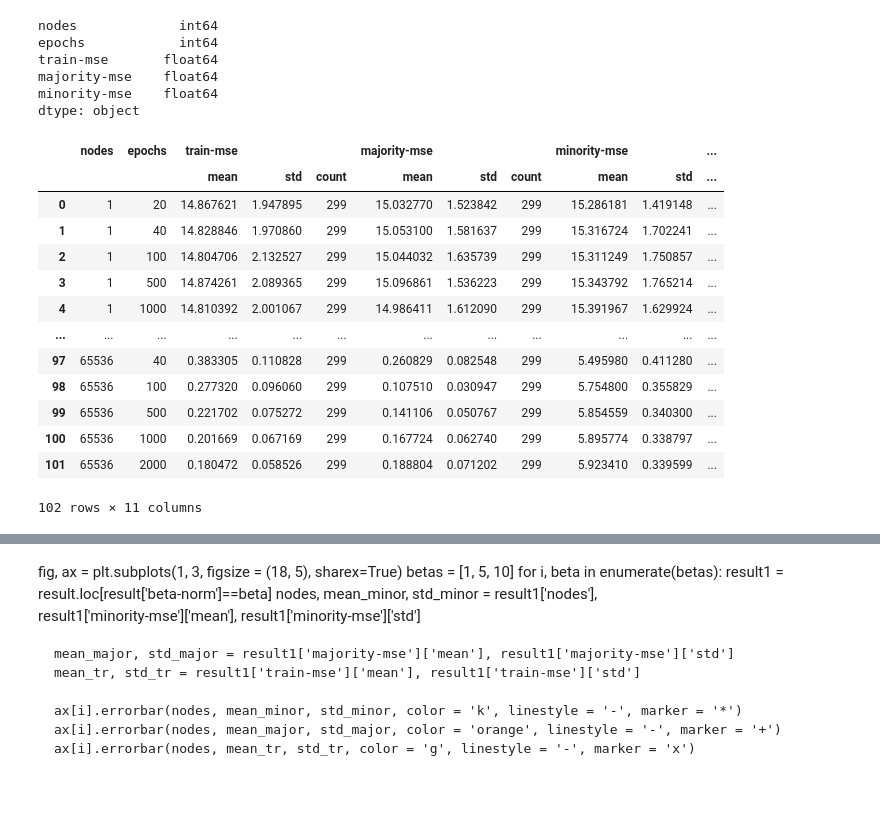
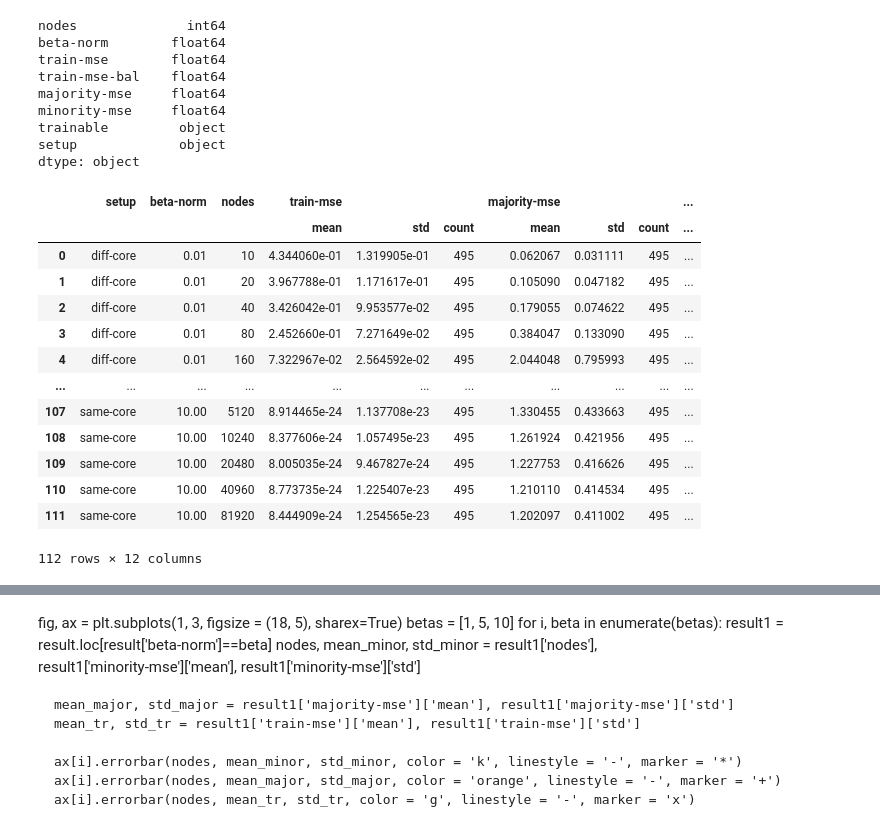
Before and after one commit to smaityumich/overparameterized-group-fairness, a Jupyter notebook: plots.ipynb, the cells around one changed output, grey strips where cells are left out. Saved outputs shown, nothing was run; the diff lists cells and outputs as text; code cells hidden in the pictures; blank space fills up the shorter version.

```diff
--- a/plots.ipynb
+++ b/plots.ipynb
@@ -3,15 +107,10 @@ import re
 import pandas as pd
 import numpy as np
 import matplotlib.pyplot as plt
-filename = 'trainable_last_large_beta'
-image_title = '$\\|\\beta\\|_2^2$: 16, Trainable: last layer'
-plotly_title = r'$\|\beta\|_2^2$: 16, Trainable: last layer'
-exp = 'summary/' + filename + '.txt'
-with open(exp) as fh:
-    out = fh.read()
-
+from matplotlib.lines import Line2D
+with open('mses2.txt', 'r') as f:
+    out = f.read()
 out = re.split(r'\n', out)
-
 dict_list = []
 for d in out:
     try:
@@ -20,37 +119,40 @@ for d in out:
     except:
         continue
 
-#dict_list = [eval(d) for d in out]
+
+
 df = pd.DataFrame(dict_list)
-#df['lipton-excess'] = (df['lipton'] - df['bayes_error']).astype('float32')
-#df['oracle-excess'] = (df['oracle'] - df['bayes_error']).astype('float32')
 df.dtypes
+#df1 = df.loc[df['epochs'] == 5000]
 # %% [output]
-nodes             int64
-epochs            int64
-train-mse       float64
-majority-mse    float64
-minority-mse    float64
+nodes              int64
+beta-norm        float64
+train-mse        float64
+train-mse-bal    float64
+majority-mse     float64
+minority-mse     float64
+trainable         object
+setup             object
 dtype: object
 # %%
 measure = ['train-mse', 'majority-mse', 'minority-mse']
 agg_dict = dict()
 for key in measure:
     agg_dict[key] = ['mean', 'std', 'count']
-result = df.groupby(['nodes', 'epochs'], as_index=False).agg(agg_dict)
+result = df.groupby(['setup', 'beta-norm',  'nodes'], as_index=False).agg(agg_dict)
 result
 # %% [output]
-|  | nodes | epochs | train-mse |  |  | majority-mse |  |  | minority-mse |  | ... |
-|  |  |  | mean | std | count | mean | std | count | mean | std | ... |
-| 0 | 1 | 20 | 14.867621 | 1.947895 | 299 | 15.032770 | 1.523842 | 299 | 15.286181 | 1.419148 | ... |
-| 1 | 1 | 40 | 14.828846 | 1.970860 | 299 | 15.053100 | 1.581637 | 299 | 15.316724 | 1.702241 | ... |
-| 2 | 1 | 100 | 14.804706 | 2.132527 | 299 | 15.044032 | 1.635739 | 299 | 15.311249 | 1.750857 | ... |
-| 3 | 1 | 500 | 14.874261 | 2.089365 | 299 | 15.096861 | 1.536223 | 299 | 15.343792 | 1.765214 | ... |
-| 4 | 1 | 1000 | 14.810392 | 2.001067 | 299 | 14.986411 | 1.612090 | 299 | 15.391967 | 1.629924 | ... |
-| ... | ... | ... | ... | ... | ... | ... | ... | ... | ... | ... | ... |
-| 97 | 65536 | 40 | 0.383305 | 0.110828 | 299 | 0.260829 | 0.082548 | 299 | 5.495980 | 0.411280 | ... |
-| 98 | 65536 | 100 | 0.277320 | 0.096060 | 299 | 0.107510 | 0.030947 | 299 | 5.754800 | 0.355829 | ... |
-| 99 | 65536 | 500 | 0.221702 | 0.075272 | 299 | 0.141106 | 0.050767 | 299 | 5.854559 | 0.340300 | ... |
-| 100 | 65536 | 1000 | 0.201669 | 0.067169 | 299 | 0.167724 | 0.062740 | 299 | 5.895774 | 0.338797 | ... |
-| 101 | 65536 | 2000 | 0.180472 | 0.058526 | 299 | 0.188804 | 0.071202 | 299 | 5.923410 | 0.339599 | ... |
+|  | setup | beta-norm | nodes | train-mse |  |  | majority-mse |  |  | ... |
+|  |  |  |  | mean | std | count | mean | std | count | ... |
+| 0 | diff-core | 0.01 | 10 | 4.344060e-01 | 1.319905e-01 | 495 | 0.062067 | 0.031111 | 495 | ... |
+| 1 | diff-core | 0.01 | 20 | 3.967788e-01 | 1.171617e-01 | 495 | 0.105090 | 0.047182 | 495 | ... |
+| 2 | diff-core | 0.01 | 40 | 3.426042e-01 | 9.953577e-02 | 495 | 0.179055 | 0.074622 | 495 | ... |
+| 3 | diff-core | 0.01 | 80 | 2.452660e-01 | 7.271649e-02 | 495 | 0.384047 | 0.133090 | 495 | ... |
+| 4 | diff-core | 0.01 | 160 | 7.322967e-02 | 2.564592e-02 | 495 | 2.044048 | 0.795993 | 495 | ... |
+| ... | ... | ... | ... | ... | ... | ... | ... | ... | ... | ... |
+| 107 | same-core | 10.00 | 5120 | 8.914465e-24 | 1.137708e-23 | 495 | 1.330455 | 0.433663 | 495 | ... |
+| 108 | same-core | 10.00 | 10240 | 8.377606e-24 | 1.057495e-23 | 495 | 1.261924 | 0.421956 | 495 | ... |
+| 109 | same-core | 10.00 | 20480 | 8.005035e-24 | 9.467827e-24 | 495 | 1.227753 | 0.416626 | 495 | ... |
+| 110 | same-core | 10.00 | 40960 | 8.773735e-24 | 1.225407e-23 | 495 | 1.210110 | 0.414534 | 495 | ... |
+| 111 | same-core | 10.00 | 81920 | 8.444909e-24 | 1.254565e-23 | 495 | 1.202097 | 0.411002 | 495 | ... |
-102 rows × 11 columns
+112 rows × 12 columns
```
Also changed, not shown: parts of 10 cells of this notebook, 4 other files.
